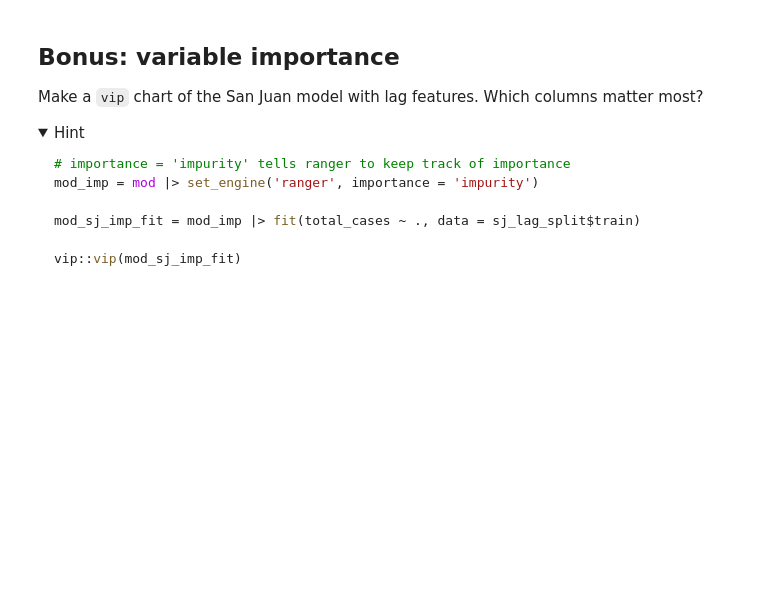
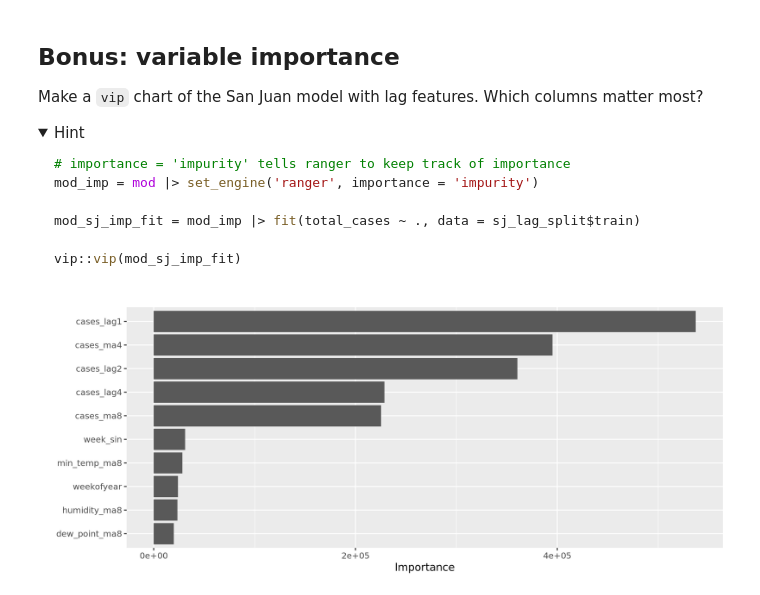
Before and after one commit to vmbharanidharan-ai/codespace, a Jupyter notebook: exercises/14-dengue-exercise.ipynb, the cells around one changed output. Saved outputs shown, nothing was run; the diff lists cells and outputs as text; code cells hidden in the pictures; folded sections open; blank space fills up the shorter version.

````diff
--- a/exercises/14-dengue-exercise.ipynb
+++ b/exercises/14-dengue-exercise.ipynb
@@ -271,3 +535,14 @@ vip::vip(mod_sj_imp_fit)
 ```
 
 </details>
+# %%
+mod_imp = rand_forest(trees = 500, min_n = 30) |>
+    set_engine("ranger", importance = "impurity") |>
+    set_mode("regression")
+
+mod_sj_imp_fit = mod_imp |>
+    fit(total_cases ~ ., data = sj_lag_split$train)
+
+vip::vip(mod_sj_imp_fit)
+# %% [output]
+[figure, added]
````
Also changed, not shown: parts of 13 cells of this notebook, 2 other files.
